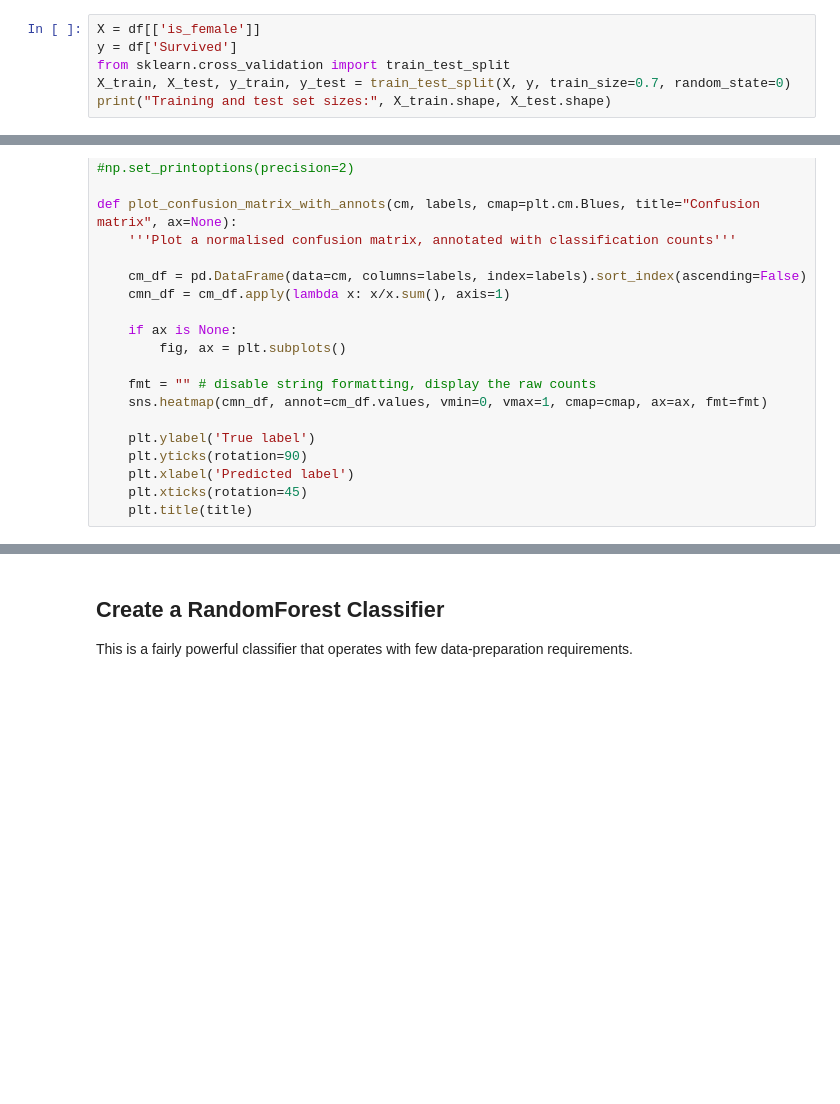
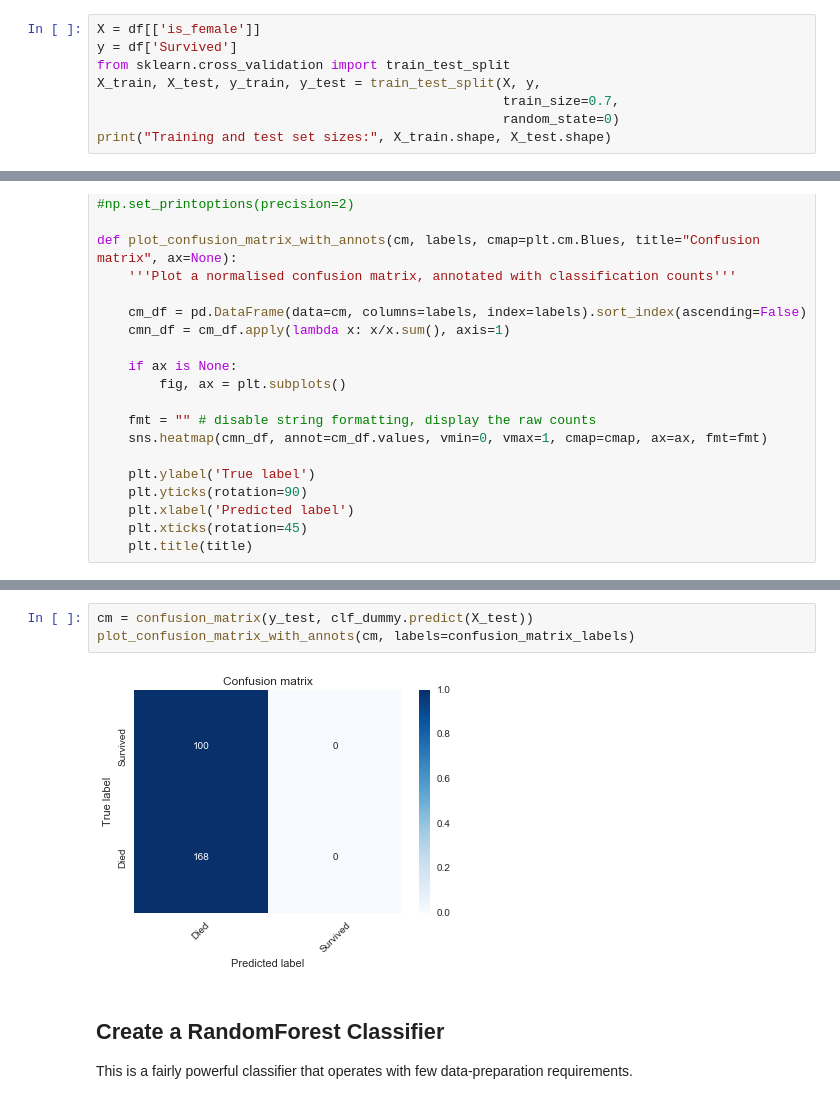
Before and after one commit to ianozsvald/pyconuk_using_sklearn_classification, a Jupyter notebook: classification_intro_pyconuk2016.ipynb, the cells around one changed output, grey strips where cells are left out. Drawn from its saved outputs; the diff is of its cells as text; blank space fills up the shorter version.

```diff
--- a/classification_intro_pyconuk2016.ipynb
+++ b/classification_intro_pyconuk2016.ipynb
@@ -90,6 +90,8 @@ _=plt.title("Stripplots for Sex vs Survived")
 X = df[['is_female']]
 y = df['Survived']
 from sklearn.cross_validation import train_test_split
-X_train, X_test, y_train, y_test = train_test_split(X, y, train_size=0.7, random_state=0)
+X_train, X_test, y_train, y_test = train_test_split(X, y,
+                                                    train_size=0.7,
+                                                    random_state=0)
 print("Training and test set sizes:", X_train.shape, X_test.shape)
 # %% [output]
@@ -134,3 +136,8 @@ def plot_confusion_matrix_with_annots(cm, labels, cmap=plt.cm.Blues, title="Conf
+# %%
+cm = confusion_matrix(y_test, clf_dummy.predict(X_test))
+plot_confusion_matrix_with_annots(cm, labels=confusion_matrix_labels)
+# %% [output]
+[figure, added]
 # %% [markdown]
 ## Create a RandomForest Classifier
 
```
Also changed, not shown: parts of 6 cells of this notebook, 1 other file.
